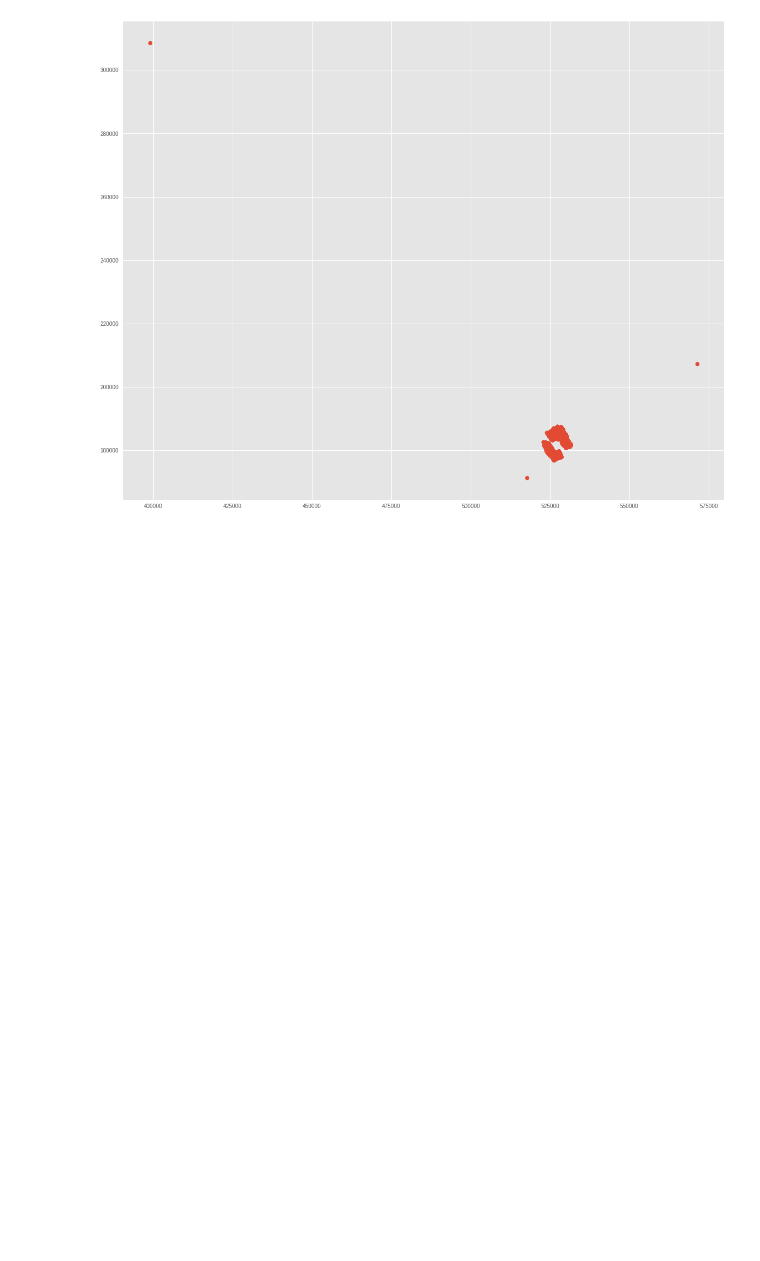
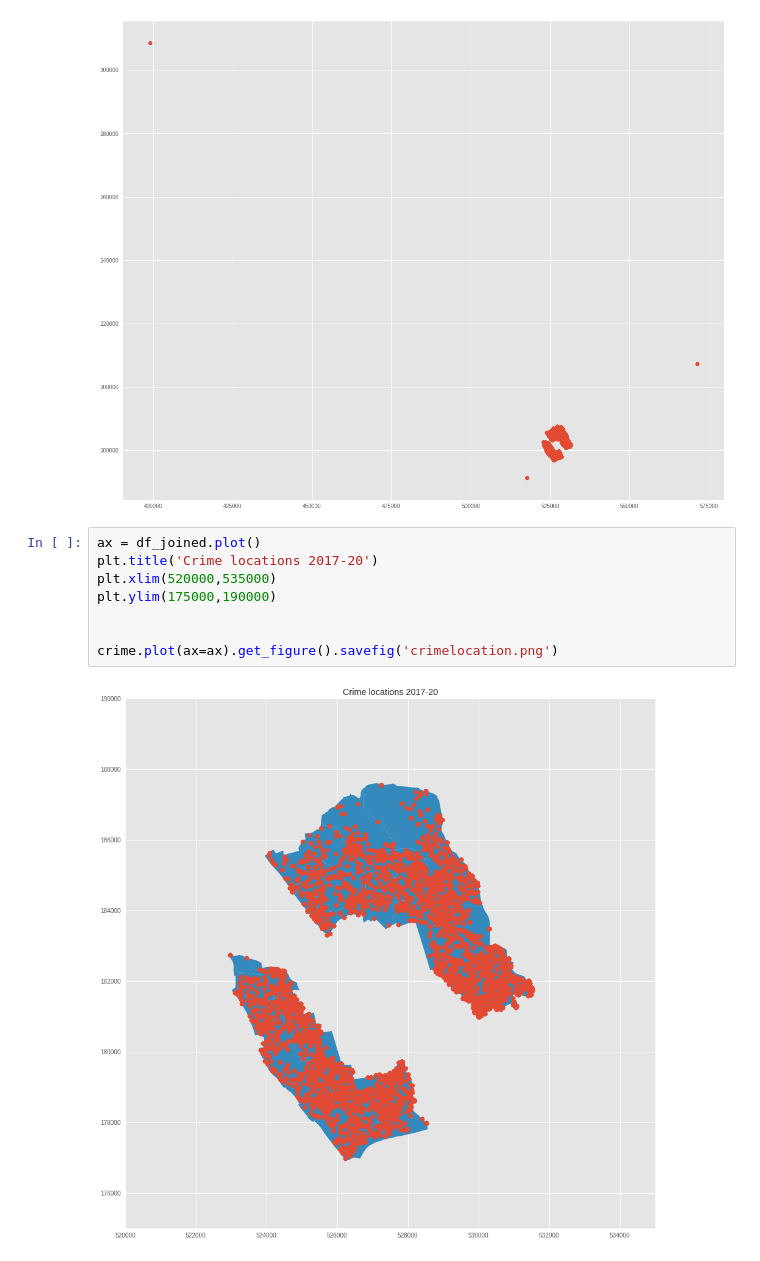
Before and after one commit to naomiburgess/QM2group15, a Jupyter notebook: Chloropleth_map.ipynb, the cells around one changed output. Drawn from its saved outputs; the diff is of its cells as text; blank space fills up the shorter version.

```diff
--- a/Chloropleth_map.ipynb
+++ b/Chloropleth_map.ipynb
@@ -329,3 +303,13 @@ crime.plot()
 # %% [output]
 <matplotlib.axes._subplots.AxesSubplot at 0x...>
 [figure]
+# %%
+ax = df_joined.plot()
+plt.title('Crime locations 2017-20')
+plt.xlim(520000,535000)
+plt.ylim(175000,190000)
+
+
+crime.plot(ax=ax).get_figure().savefig('crimelocation.png')
+# %% [output]
+[figure, added]
```
Also changed, not shown: parts of 15 cells of this notebook.
